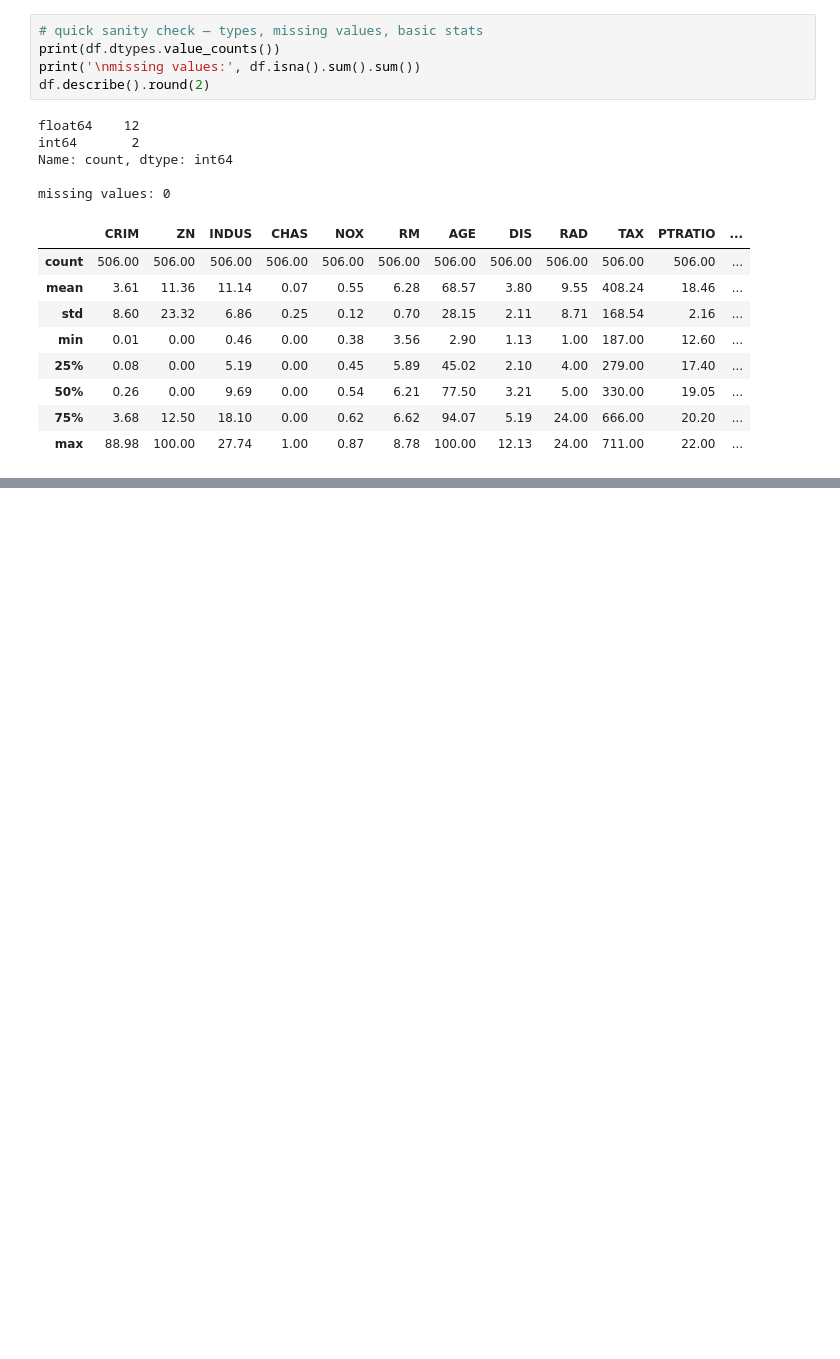
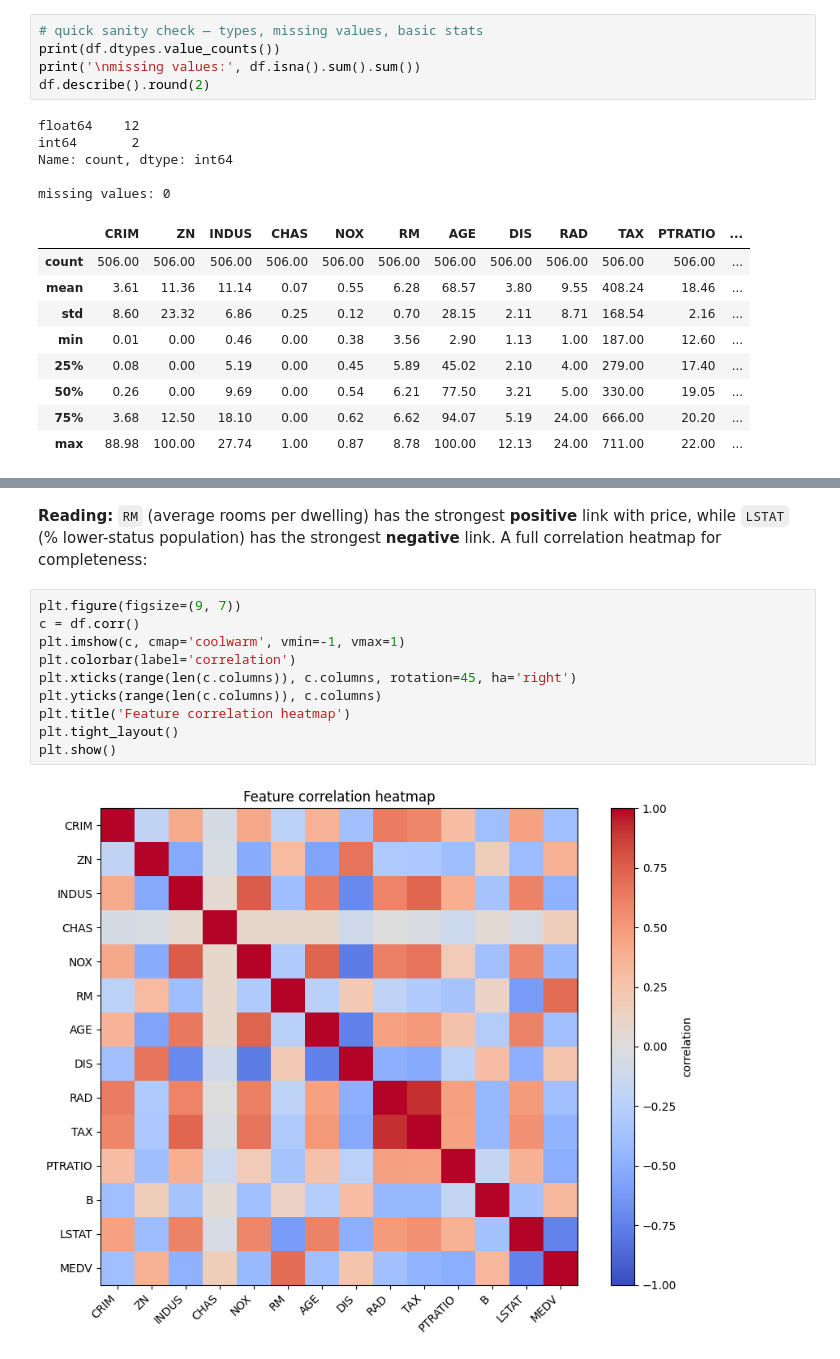
Before and after one commit to meherabmehu/ml-internship-codveda, a Jupyter notebook: level-1-basic/02_linear_regression_house_prices.ipynb, the cells around one changed output, grey strips where cells are left out. Drawn from its saved outputs; the diff is of its cells as text; blank space fills up the shorter version.

```diff
--- a/level-1-basic/02_linear_regression_house_prices.ipynb
+++ b/level-1-basic/02_linear_regression_house_prices.ipynb
@@ -58,0 +93,16 @@ missing values: 0
+# %% [markdown]
+**Reading:** `RM` (average rooms per dwelling) has the strongest **positive**
+link with price, while `LSTAT` (% lower-status population) has the strongest
+**negative** link. A full correlation heatmap for completeness:
+# %%
+plt.figure(figsize=(9, 7))
+c = df.corr()
+plt.imshow(c, cmap='coolwarm', vmin=-1, vmax=1)
+plt.colorbar(label='correlation')
+plt.xticks(range(len(c.columns)), c.columns, rotation=45, ha='right')
+plt.yticks(range(len(c.columns)), c.columns)
+plt.title('Feature correlation heatmap')
+plt.tight_layout()
+plt.show()
+# %% [output]
+[figure, added]
```
Also changed, not shown: parts of 3 cells of this notebook.
